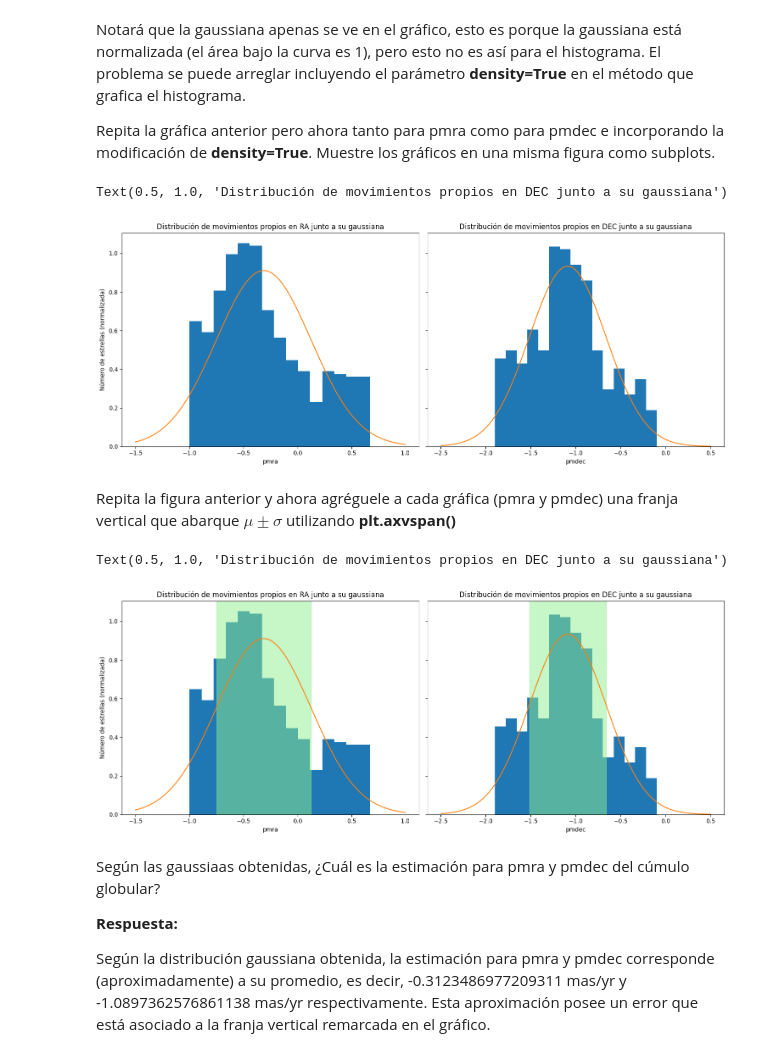
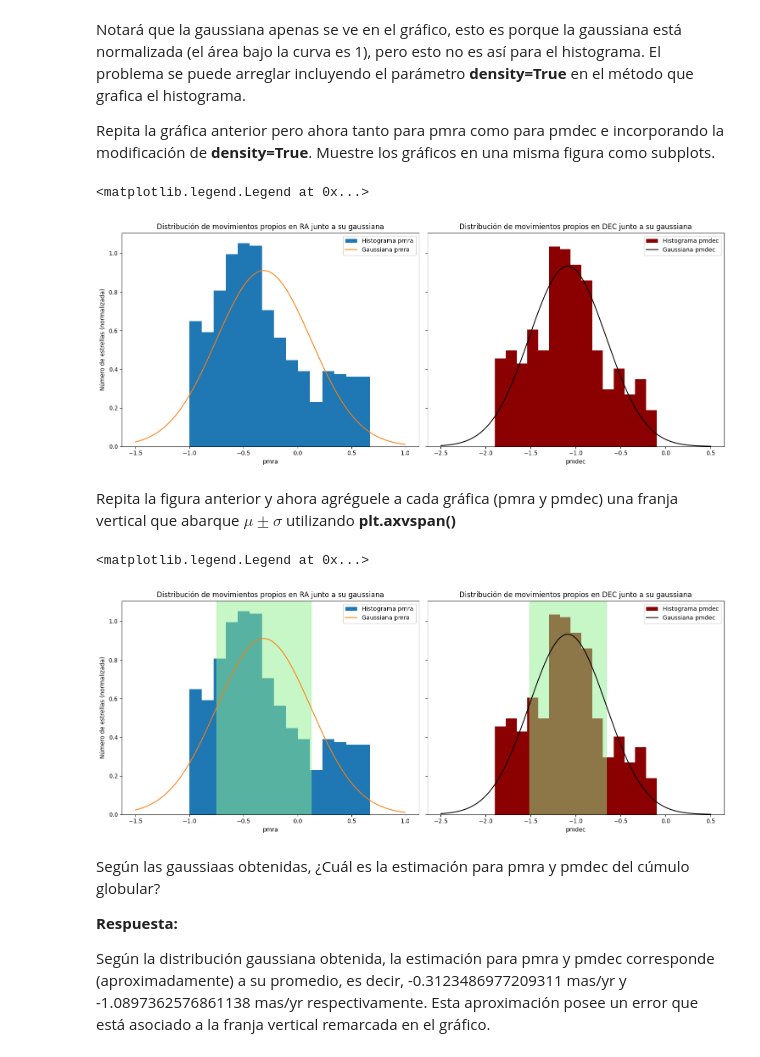
Before and after one commit to bsttiv/Tarea-2, a Jupyter notebook: Tarea2_Desarrollo.ipynb, the cells around one changed output. Saved outputs shown, nothing was run; the diff lists cells and outputs as text; code cells hidden in the pictures.

Commit message:
Añadidas leyendas

```diff
--- a/Tarea2_Desarrollo.ipynb
+++ b/Tarea2_Desarrollo.ipynb
@@ -173,22 +176,26 @@ Repita la gráfica anterior pero ahora tanto para pmra como para pmdec e incorpo
 # %%
 # Se crea un objeto que contenga dos gráficos separados
 _, axs = plt.subplots(1, 2, figsize=(15,6), sharey=True, layout='tight')
 
 # Se grafica el histograma con 15 bins y la distribución gaussiana de pmra, y en el otro lo mismo pero con pmdec
-axs[0].hist(pmra, 15, density=True)
-axs[0].plot(x_pmra, fx_pmra)
-axs[1].hist(pmdec, 15, density=True)
-axs[1].plot(x_pmdec, fx_pmdec)
+axs[0].hist(pmra, 15, density=True, label="Histograma pmra")
+axs[0].plot(x_pmra, fx_pmra, label="Gaussiana pmra")
+axs[1].hist(pmdec, 15, density=True, label="Histograma pmdec", color='darkred')
+axs[1].plot(x_pmdec, fx_pmdec, label="Gaussiana pmdec", color='black')
 
 # Se añaden los títulos
 axs[0].set_xlabel("pmra")
 axs[0].set_ylabel("Número de estrellas (normalizada)")
 axs[0].set_title("Distribución de movimientos propios en RA junto a su gaussiana")
 axs[1].set_xlabel("pmdec")
 axs[1].set_title("Distribución de movimientos propios en DEC junto a su gaussiana")
+
+# Se adjuntan las leyendas
+axs[0].legend()
+axs[1].legend()
 # %% [output]
-Text(0.5, 1.0, 'Distribución de movimientos propios en DEC junto a su gaussiana')
+<matplotlib.legend.Legend at 0x...>
-[figure, old version]
+[figure, new version]
 # %% [markdown]
 Repita la figura anterior y ahora agréguele a cada gráfica (pmra y pmdec) una franja vertical que abarque $\mu \pm \sigma$ utilizando **plt.axvspan()**
 # %%
@@ -196,11 +203,11 @@ Repita la figura anterior y ahora agréguele a cada gráfica (pmra y pmdec) una
 _, axs = plt.subplots(1, 2, figsize=(15,6), sharey=True, layout='tight')
 
 # Se grafica el histograma en uno con 15 bins y la distribución gaussiana de pmra, y en el otro lo mismo pero con pmdec
-axs[0].hist(pmra, 15, density=True)
-axs[0].plot(x_pmra, fx_pmra)
+axs[0].hist(pmra, 15, density=True, label="Histograma pmra")
+axs[0].plot(x_pmra, fx_pmra, label="Gaussiana pmra")
 
-axs[1].hist(pmdec, 15, density=True)
-axs[1].plot(x_pmdec, fx_pmdec)
+axs[1].hist(pmdec, 15, density=True, label="Histograma pmdec", color='darkred')
+axs[1].plot(x_pmdec, fx_pmdec, label="Gaussiana pmdec", color='black')
 
 # Se crean las franjas verticales
 axs[0].axvspan(mu_pmra - std_pmra, mu_pmra + std_pmra, color='lightgreen', alpha=0.5)
@@ -212,9 +219,13 @@ axs[0].set_ylabel("Número de estrellas (normalizada)")
 axs[0].set_title("Distribución de movimientos propios en RA junto a su gaussiana")
 axs[1].set_xlabel("pmdec")
 axs[1].set_title("Distribución de movimientos propios en DEC junto a su gaussiana")
+
+# Se adjuntan las leyendas
+axs[0].legend()
+axs[1].legend()
 # %% [output]
-Text(0.5, 1.0, 'Distribución de movimientos propios en DEC junto a su gaussiana')
+<matplotlib.legend.Legend at 0x...>
-[figure, old version]
+[figure, new version]
 # %% [markdown]
 Según las gaussiaas obtenidas, ¿Cuál es la estimación para pmra y pmdec del cúmulo globular?
 
```
Also changed, not shown: parts of 1 cell of this notebook.
